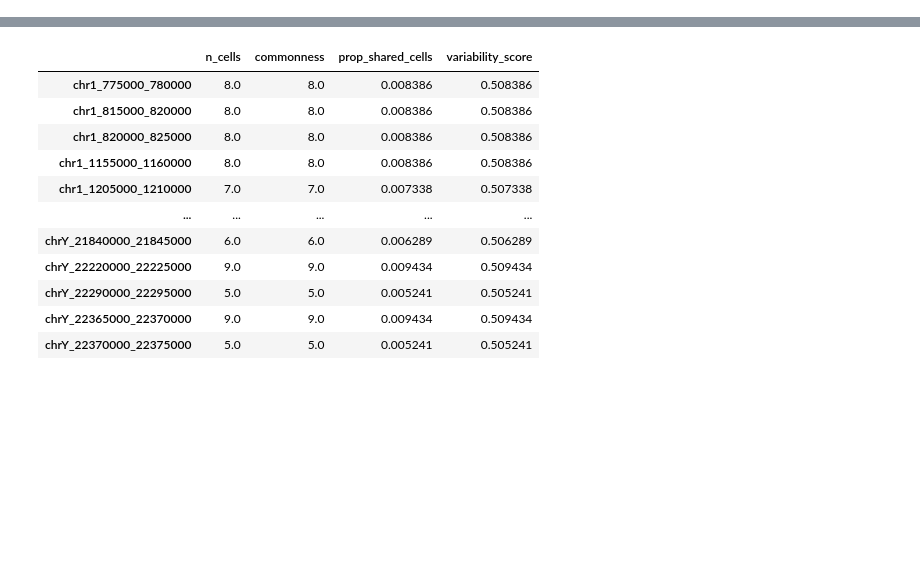
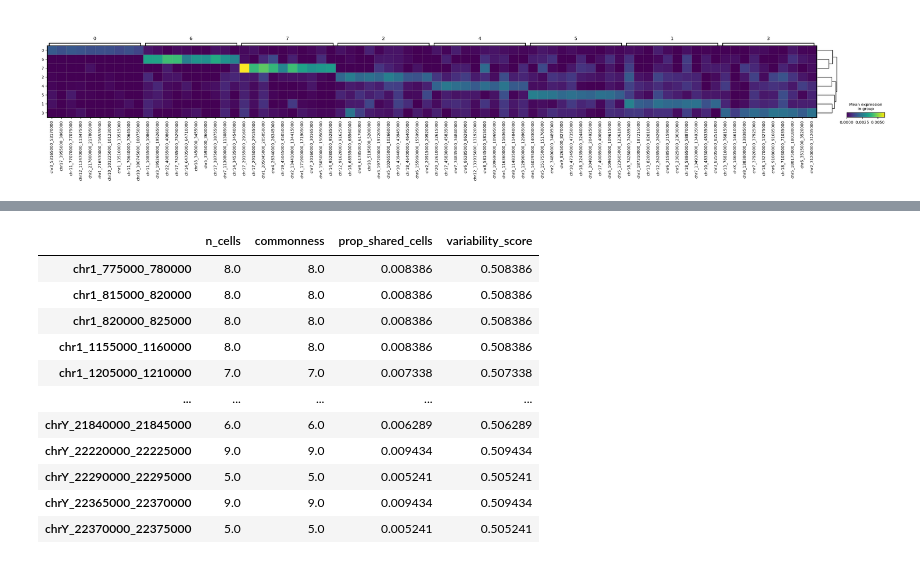
Before and after one commit to mkabbe/snATACnanoCT_AdultHumanCNS, a Jupyter notebook: src/CT_pre-processing/H3K27me3_episcanpy_analysis.ipynb, the cells around one changed output, grey strips where cells are left out. Saved outputs shown, nothing was run; the diff lists cells and outputs as text; code cells hidden in the pictures; blank space fills up the shorter version.

```diff
--- a/src/CT_pre-processing/H3K27me3_episcanpy_analysis.ipynb
+++ b/src/CT_pre-processing/H3K27me3_episcanpy_analysis.ipynb
@@ -75,0 +96,3 @@ sc.pl.umap(adata, color=["log_nb_features"])
+# %%
+epi.pl.rank_feat_groups_matrixplot(adata)
+# %% [output]
@@ -76,3 +100,4 @@ sc.pl.umap(adata, color=["log_nb_features"])
+[figure, added]
 # %%
 epi.tl.louvain(adata)
 # %%
```
Also changed, not shown: parts of 19 cells of this notebook, 5 other files.
